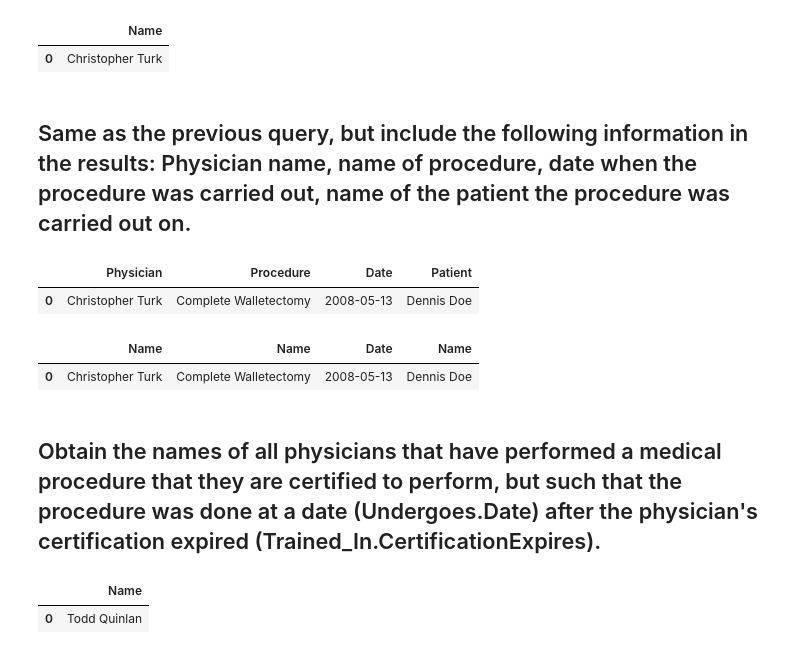
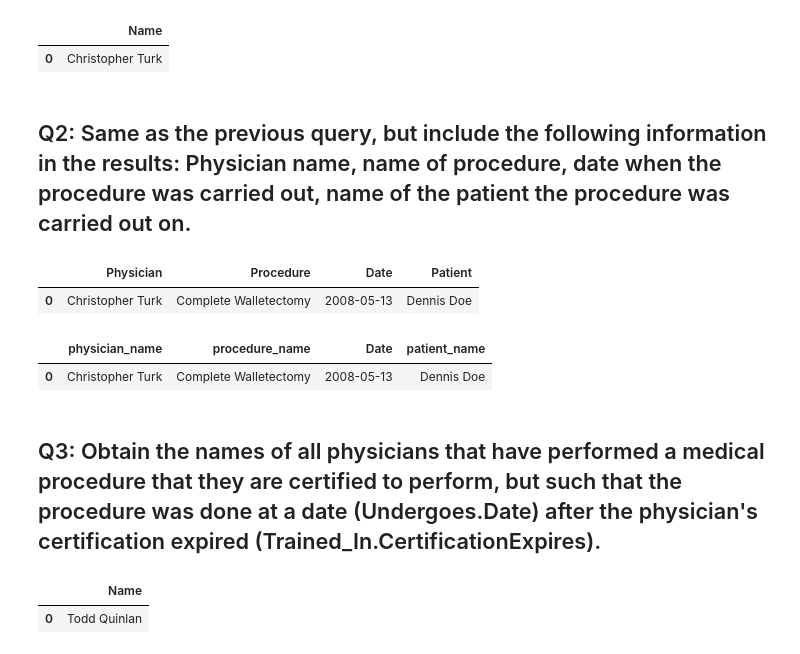
Before and after one commit to bhishanpdl/Project_Hospital_Management_PostgreSQL, a Jupyter notebook: jupyter_notebooks/hospital_management_sqlite3_pandas_read_sql.ipynb, the cells around one changed output. Drawn from its saved outputs; the diff is of its cells as text; code cells hidden in the pictures.

```diff
--- a/jupyter_notebooks/hospital_management_sqlite3_pandas_read_sql.ipynb
+++ b/jupyter_notebooks/hospital_management_sqlite3_pandas_read_sql.ipynb
@@ -494,7 +494,7 @@ pd.read_sql(q,conn)
 |  | Name |
 | 0 | Christopher Turk |
 # %% [markdown]
-## Same as the previous query, but include the following information in the results: Physician name, name of procedure, date when the procedure was carried out, name of the patient the procedure was carried out on.
+## Q2: Same as the previous query, but include the following information in the results: Physician name, name of procedure, date when the procedure was carried out, name of the patient the procedure was carried out on.
 # %%
 q = """
 SELECT P.Name AS Physician, Pr.Name AS Procedure, U.Date, Pt.Name AS Patient
@@ -516,23 +516,25 @@ pd.read_sql(q,conn)
 | 0 | Christopher Turk | Complete Walletectomy | 2008-05-13 | Dennis Doe |
 # %%
 q = """
-SELECT P.Name,Pr.Name,U.Date,Pt.Name FROM
+SELECT P.Name as physician_name,Pr.Name procedure_name,U.Date,Pt.Name as patient_name FROM
  Physician AS P,
  Procedure AS Pr,
  Undergoes AS U,
  Patient AS Pt,
  (SELECT Physician, Procedure FROM Undergoes
     EXCEPT
     SELECT Physician, Treatment FROM Trained_in) AS Pe
- WHERE P.EmployeeID=Pe.Physician AND Pe.Procedure=Pr.Code AND Pe.Physician=U.Physician AND Pe.Procedure=U.Procedure AND U.Patient=Pt.SSN
+ WHERE P.EmployeeID=Pe.Physician AND Pe.Procedure=Pr.Code AND
+       Pe.Physician=U.Physician AND Pe.Procedure=U.Procedure AND
+       U.Patient=Pt.SSN
 """
 
 pd.read_sql(q,conn)
 # %% [output]
-|  | Name | Name | Date | Name |
+|  | physician_name | procedure_name | Date | patient_name |
 | 0 | Christopher Turk | Complete Walletectomy | 2008-05-13 | Dennis Doe |
 # %% [markdown]
-## Obtain the names of all physicians that have performed a medical procedure that they are certified to perform, but such that the procedure was done at a date (Undergoes.Date) after the physician's certification expired (Trained_In.CertificationExpires).
+## Q3: Obtain the names of all physicians that have performed a medical procedure that they are certified to perform, but such that the procedure was done at a date (Undergoes.Date) after the physician's certification expired (Trained_In.CertificationExpires).
 # %%
 q = """
 SELECT Name
```
Also changed, not shown: parts of 12 cells of this notebook, 20 other files.
